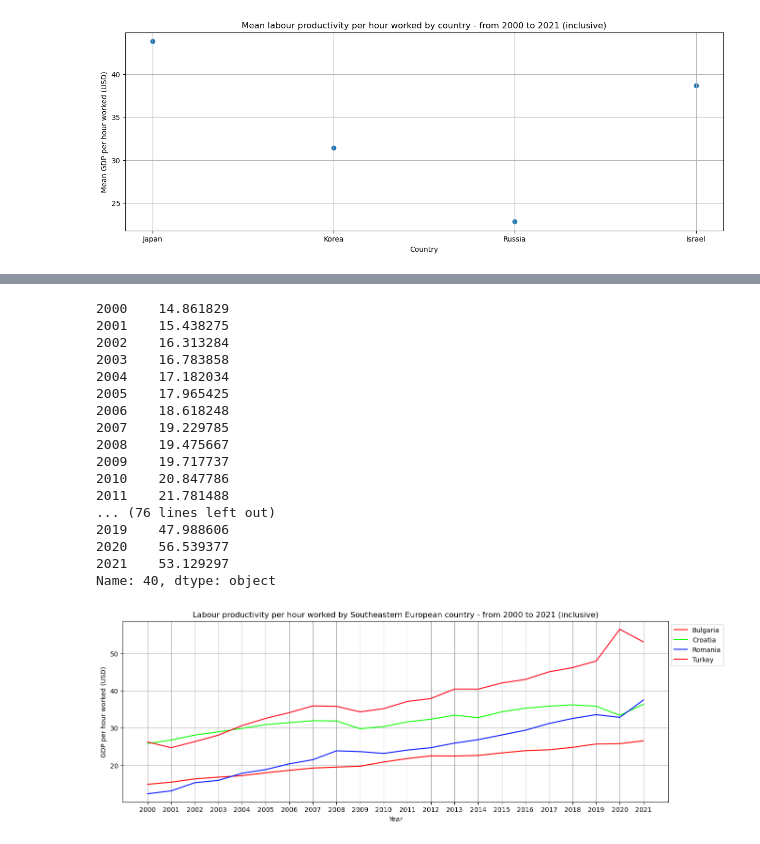
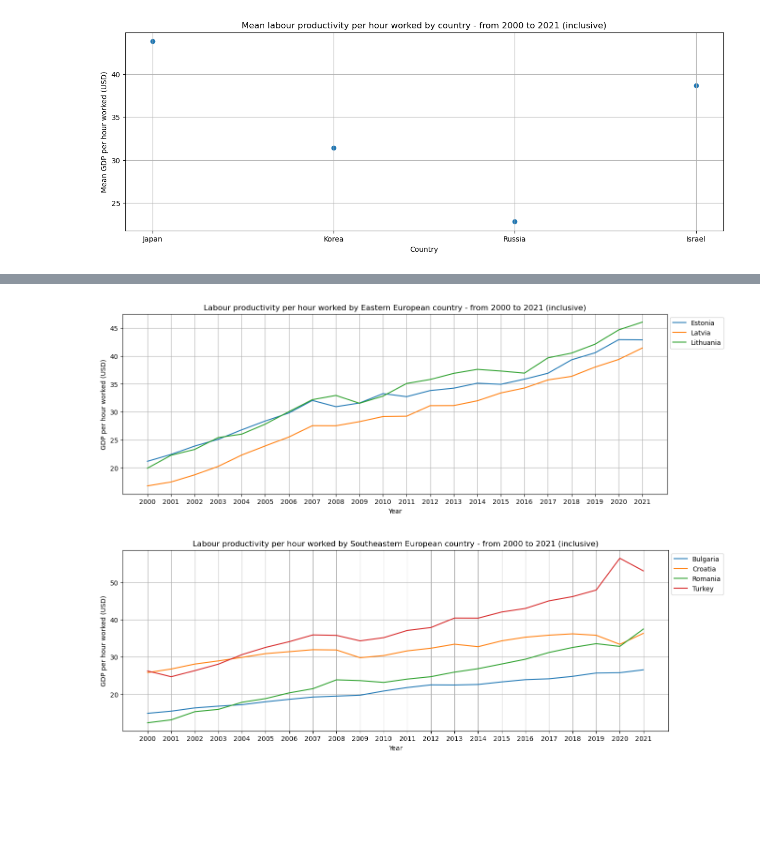
Before and after one commit to JoanneLin168/ADS-European-Productivity, a Jupyter notebook: Notebooks/gdpDataset.ipynb, the cells around one changed output, grey strips where cells are left out. Saved outputs shown, nothing was run; the diff lists cells and outputs as text; code cells hidden in the pictures; blank space fills up the shorter version.

```diff
--- a/Notebooks/gdpDataset.ipynb
+++ b/Notebooks/gdpDataset.ipynb
@@ -91,11 +90,11 @@ numberOfColumns = cleanedData.shape[1]
 
 plt.figure(figsize=(20, 15))
 
-colors = plt.cm.hsv(np.linspace(0, 1, numberOfRows))
+colors = plt.cm.hsv(np.linspace(0, 0.9, numberOfRows))
 
 for row in range(numberOfRows):
     countryCode = cleanedData.iloc[row][0]
-    plt.plot(np.array(cleanedData.columns[1:]), cleanedData.iloc[row][1:], color=colors[row], label=countryCode)
+    plt.plot(np.array(cleanedData.columns[1:]), cleanedData.iloc[row][1:], label=countryCode, color=colors[row])
 
 plt.grid()
 plt.legend(bbox_to_anchor=(1.0, 1.0), loc='best')
@@ -343,7 +374,7 @@ for row in range(numberOfRows):
             worldRegionsTimeSeries[index] = np.add(worldRegionsTimeSeries[index], cleanedData.iloc[row][1:-1])
 
 for index, region in enumerate(worldRegions):
-    plt.plot(cleanedData.columns[1:-1], worldRegionsTimeSeries[index]/len(region), c=colorsRegions[index], label=worldRegionsStrings[index])
+    plt.plot(cleanedData.columns[1:-1], worldRegionsTimeSeries[index]/len(region), label=worldRegionsStrings[index])
 
 plt.grid()
 plt.legend(bbox_to_anchor=(1.0, 1.0), loc='best')
@@ -371,8 +402,8 @@ for row in range(numberOfRows):
         if country in region:
             europeSubregionsTimeSeries[index] = np.add(europeSubregionsTimeSeries[index], cleanedData.iloc[row][1:-1])
 
-for index, region in enumerate(worldRegions):
-    plt.plot(cleanedData.columns[1:-1], europeSubregionsTimeSeries[index]/len(region), c=colorsRegions[index], label=europeRegionsStrings[index])
+for index, region in enumerate(Europe):
+    plt.plot(cleanedData.columns[1:-1], europeSubregionsTimeSeries[index]/len(region), label=europeRegionsStrings[index])
 
 plt.grid()
 plt.legend(bbox_to_anchor=(1.0, 1.0), loc='best')
@@ -386,49 +417,61 @@ plt.show()
+# %%
+# plots every Eastern European country's labour productivity throughout time
+
+plt.figure(figsize=(15, 5))
+
+EasternEuropeStrings = ['Estonia', 'Latvia', 'Lithuania']
+
+colorsRegions = plt.cm.hsv(np.linspace(0, 1, len(EasternEuropeStrings)))
+
+europeSubregionsTimeSeries = [np.zeros(numberOfColumns-1), np.zeros(numberOfColumns-1), np.zeros(numberOfColumns-1), np.zeros(numberOfColumns-1)]
+
+for row in range(numberOfRows):
+    country = cleanedData.iloc[row]['LOCATION']
+    for index, c in enumerate(EasternEurope):
+        if country == c:
+            europeSubregionsTimeSeries[index] = np.add(europeSubregionsTimeSeries[index], cleanedData.iloc[row][1:-1])
+
+for index, region in enumerate(EasternEurope):
+    plt.plot(cleanedData.columns[1:-1], europeSubregionsTimeSeries[index], label=EasternEuropeStrings[index])
+
+plt.grid()
+plt.legend(bbox_to_anchor=(1.0, 1.0), loc='best')
+plt.xlabel('Year')
+plt.ylabel('GDP per hour worked (USD)')
+plt.title("Labour productivity per hour worked by Eastern European country - from 2000 to 2021 (inclusive)")
+
+plt.show()
+# %% [output]
+[figure, added]
 # %%
 # plots every Southeastern European country's labour productivity throughout time
 
 plt.figure(figsize=(15, 5))
 
 SouthEasternEuropeStrings = ['Bulgaria', 'Croatia', 'Romania', 'Turkey']
 
 colorsRegions = plt.cm.hsv(np.linspace(0, 1, len(SouthEasternEuropeStrings)))
 
 europeSubregionsTimeSeries = [np.zeros(numberOfColumns-1), np.zeros(numberOfColumns-1), np.zeros(numberOfColumns-1), np.zeros(numberOfColumns-1)]
 
 for row in range(numberOfRows):
     country = cleanedData.iloc[row]['LOCATION']
     for index, c in enumerate(SouthEasternEurope):
         if country == c:
             europeSubregionsTimeSeries[index] = np.add(europeSubregionsTimeSeries[index], cleanedData.iloc[row][1:-1])
 
 for index, region in enumerate(SouthEasternEurope):
-    plt.plot(cleanedData.columns[1:-1], europeSubregionsTimeSeries[index], c=colorsRegions[index], label=SouthEasternEuropeStrings[index])
+    plt.plot(cleanedData.columns[1:-1], europeSubregionsTimeSeries[index], label=SouthEasternEuropeStrings[index])
 
 plt.grid()
 plt.legend(bbox_to_anchor=(1.0, 1.0), loc='best')
 plt.xlabel('Year')
 plt.ylabel('GDP per hour worked (USD)')
 plt.title("Labour productivity per hour worked by Southeastern European country - from 2000 to 2021 (inclusive)")
 
 plt.show()
 # %% [output]
-2000    14.861829
-2001    15.438275
-2002    16.313284
-2003    16.783858
-2004    17.182034
-2005    17.965425
-2006    18.618248
-2007    19.229785
-2008    19.475667
-2009    19.717737
-2010    20.847786
-2011    21.781488
-... (76 lines left out)
-2019    47.988606
-2020    56.539377
-2021    53.129297
-Name: 40, dtype: object
-[figure, old version]
+[figure, new version]
 # %%
 # saves the cleaned productivity dataset under the Datasets folder
 
```
Also changed, not shown: parts of 8 cells of this notebook, 6 other files.
